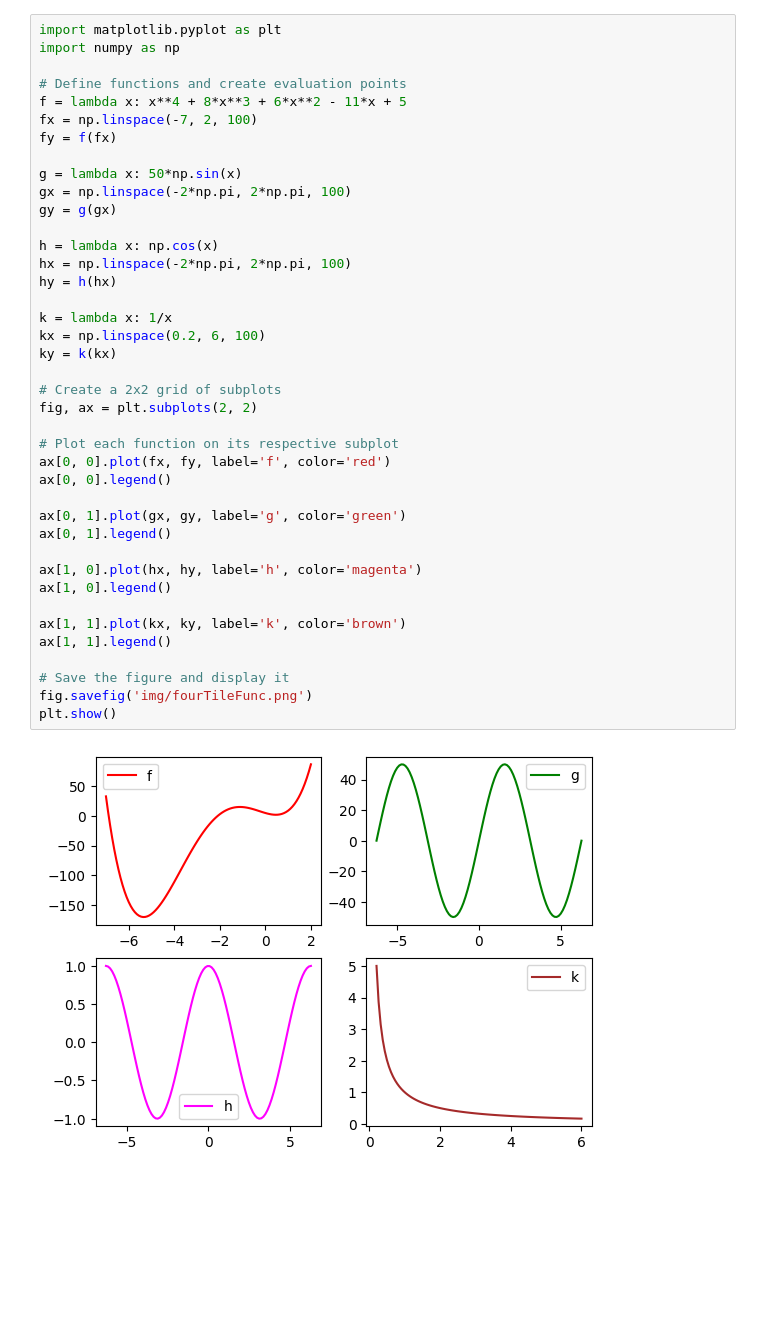
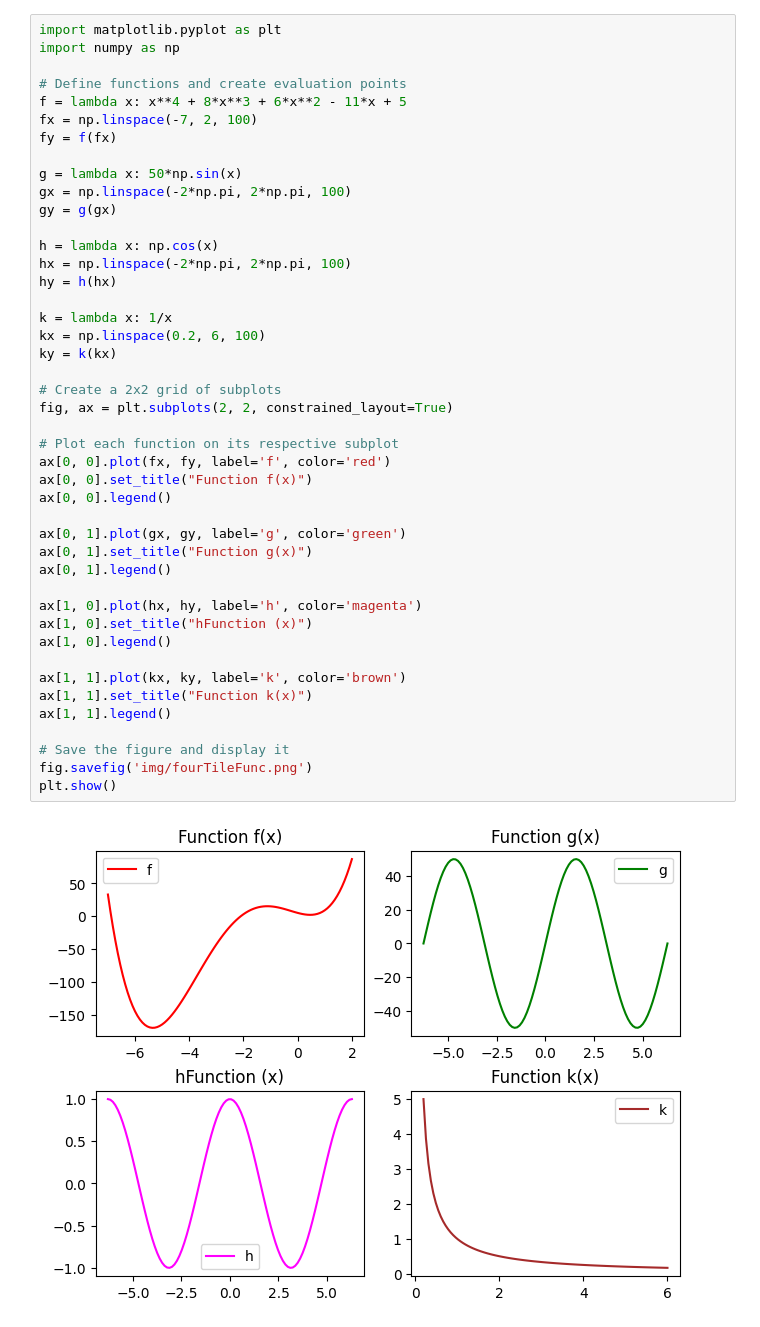
Before and after one commit to andymaz/probability-statistics-python-code, a Jupyter notebook: appendix/numpy/fourTileFunc.ipynb, the cells around one changed output. Drawn from its saved outputs; the diff is of its cells as text; blank space fills up the shorter version.

```diff
--- a/appendix/numpy/fourTileFunc.ipynb
+++ b/appendix/numpy/fourTileFunc.ipynb
@@ -11,32 +11,36 @@ g = lambda x: 50*np.sin(x)
 gx = np.linspace(-2*np.pi, 2*np.pi, 100)
 gy = g(gx)
 
 h = lambda x: np.cos(x)
 hx = np.linspace(-2*np.pi, 2*np.pi, 100)
 hy = h(hx)
 
 k = lambda x: 1/x
 kx = np.linspace(0.2, 6, 100)
 ky = k(kx)
 
 # Create a 2x2 grid of subplots
-fig, ax = plt.subplots(2, 2)
+fig, ax = plt.subplots(2, 2, constrained_layout=True)
 
 # Plot each function on its respective subplot
 ax[0, 0].plot(fx, fy, label='f', color='red')
+ax[0, 0].set_title("Function f(x)")
 ax[0, 0].legend()
 
 ax[0, 1].plot(gx, gy, label='g', color='green')
+ax[0, 1].set_title("Function g(x)")
 ax[0, 1].legend()
 
 ax[1, 0].plot(hx, hy, label='h', color='magenta')
+ax[1, 0].set_title("hFunction (x)")
 ax[1, 0].legend()
 
 ax[1, 1].plot(kx, ky, label='k', color='brown')
+ax[1, 1].set_title("Function k(x)")
 ax[1, 1].legend()
 
 # Save the figure and display it
 fig.savefig('img/fourTileFunc.png')
 plt.show()
 # %% [output]
-[figure, old version]
+[figure, new version]
```
Also changed, not shown: parts of 2 cells of this notebook, 1 other file.
